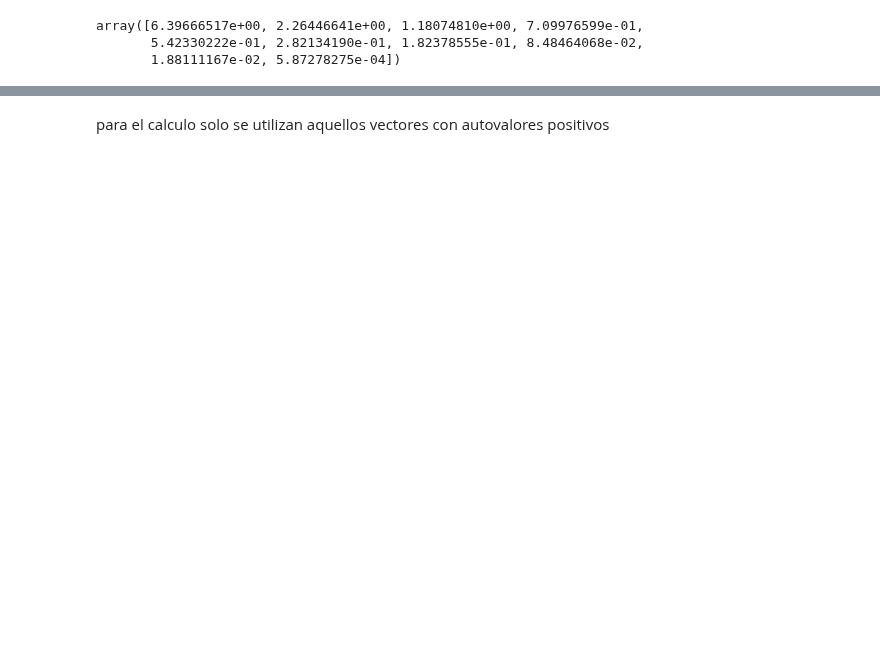
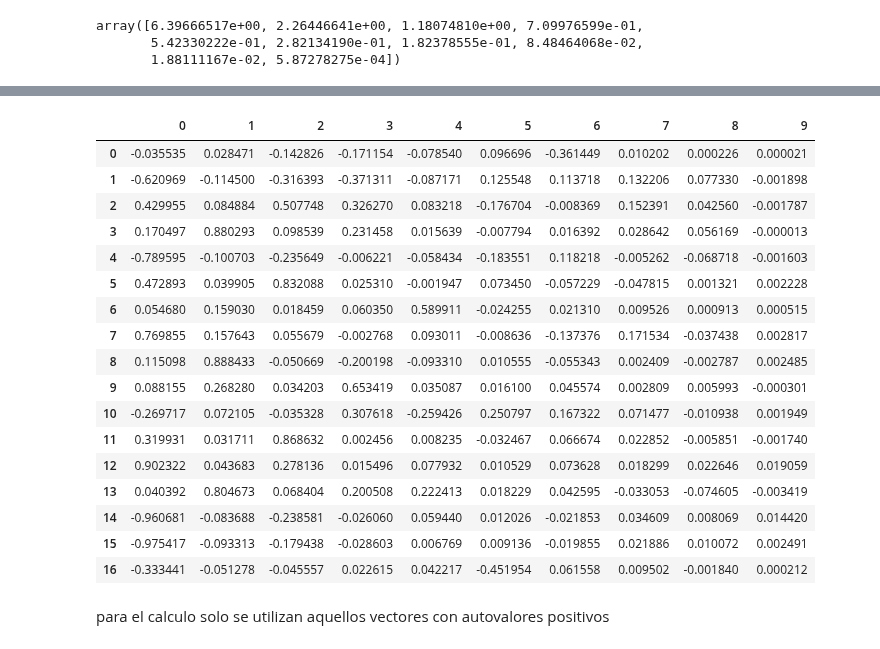
Before and after one commit to DavidGuzzi/MECMT04, a Jupyter notebook: problem_set_5/ps5.ipynb, the cells around one changed output, grey strips where cells are left out. Saved outputs shown, nothing was run; the diff lists cells and outputs as text; code cells hidden in the pictures; blank space fills up the shorter version.

```diff
--- a/problem_set_5/ps5.ipynb
+++ b/problem_set_5/ps5.ipynb
@@ -128,3 +149,96 @@ array([6.39666517e+00, 2.26446641e+00, 1.18074810e+00, 7.09976599e-01,
+# %%
+def varimax(loadings):
+        """
+        Perform varimax (orthogonal) rotation, with optional Kaiser normalization.
+
+        Parameters
+        ----------
+        loadings : array-like
+            The loading matrix.
+
+        Returns
+        -------
+        loadings : :obj:`numpy.ndarray`, shape (``n_features``, ``n_factors``)
+            The loadings matrix.
+        rotation_mtx : :obj:`numpy.ndarray`, shape (``n_factors``, ``n_factors``)
+            The rotation matrix.
+        """
+        X = loadings.copy()
+        n_rows, n_cols = X.shape
+        if n_cols < 2:
+            return X
+
+        # normalize the loadings matrix
+        # using sqrt of the sum of squares (Kaiser)
+        if False:
+            normalized_mtx = np.apply_along_axis(
+                lambda x: np.sqrt(np.sum(x**2)), 1, X.copy()
+            )
+            X = (X.T / normalized_mtx).T
+
+        # initialize the rotation matrix
+        # to N x N identity matrix
+        rotation_mtx = np.eye(n_cols)
+
+        d = 0
+        for _ in range(5000):
+            old_d = d
+
+            # take inner product of loading matrix
+            # and rotation matrix
+            basis = np.dot(X, rotation_mtx)
+
+            # transform data for singular value decomposition using updated formula :
+            # B <- t(x) %*% (z^3 - z %*% diag(drop(rep(1, p) %*% z^2))/p)
+            diagonal = np.diag(np.squeeze(np.repeat(1, n_rows).dot(basis**2)))
+            transformed = X.T.dot(basis**3 - basis.dot(diagonal) / n_rows)
+
+            # perform SVD on
+            # the transformed matrix
+            U, S, V = np.linalg.svd(transformed)
+
+            # take inner product of U and V, and sum of S
+            rotation_mtx = np.dot(U, V)
+            d = np.sum(S)
+
+            # check convergence
+            if d < old_d * (1 + 1e-5):
+                break
+
+        # take inner product of loading matrix
+        # and rotation matrix
+        X = np.dot(X, rotation_mtx)
+
+        # de-normalize the data
+        if False:
+            X = X.T * normalized_mtx
+        else:
+            X = X.T
+
+        # convert loadings matrix to data frame
+        loadings = X.T.copy()
+        return loadings
+
+pd.DataFrame(varimax(filtered_data))
+# %% [output]
+|  | 0 | 1 | 2 | 3 | 4 | 5 | 6 | 7 | 8 | 9 |
+| 0 | -0.035535 | 0.028471 | -0.142826 | -0.171154 | -0.078540 | 0.096696 | -0.361449 | 0.010202 | 0.000226 | 0.000021 |
+| 1 | -0.620969 | -0.114500 | -0.316393 | -0.371311 | -0.087171 | 0.125548 | 0.113718 | 0.132206 | 0.077330 | -0.001898 |
+| 2 | 0.429955 | 0.084884 | 0.507748 | 0.326270 | 0.083218 | -0.176704 | -0.008369 | 0.152391 | 0.042560 | -0.001787 |
+| 3 | 0.170497 | 0.880293 | 0.098539 | 0.231458 | 0.015639 | -0.007794 | 0.016392 | 0.028642 | 0.056169 | -0.000013 |
+| 4 | -0.789595 | -0.100703 | -0.235649 | -0.006221 | -0.058434 | -0.183551 | 0.118218 | -0.005262 | -0.068718 | -0.001603 |
+| 5 | 0.472893 | 0.039905 | 0.832088 | 0.025310 | -0.001947 | 0.073450 | -0.057229 | -0.047815 | 0.001321 | 0.002228 |
+| 6 | 0.054680 | 0.159030 | 0.018459 | 0.060350 | 0.589911 | -0.024255 | 0.021310 | 0.009526 | 0.000913 | 0.000515 |
+| 7 | 0.769855 | 0.157643 | 0.055679 | -0.002768 | 0.093011 | -0.008636 | -0.137376 | 0.171534 | -0.037438 | 0.002817 |
+| 8 | 0.115098 | 0.888433 | -0.050669 | -0.200198 | -0.093310 | 0.010555 | -0.055343 | 0.002409 | -0.002787 | 0.002485 |
+| 9 | 0.088155 | 0.268280 | 0.034203 | 0.653419 | 0.035087 | 0.016100 | 0.045574 | 0.002809 | 0.005993 | -0.000301 |
+| 10 | -0.269717 | 0.072105 | -0.035328 | 0.307618 | -0.259426 | 0.250797 | 0.167322 | 0.071477 | -0.010938 | 0.001949 |
+| 11 | 0.319931 | 0.031711 | 0.868632 | 0.002456 | 0.008235 | -0.032467 | 0.066674 | 0.022852 | -0.005851 | -0.001740 |
+| 12 | 0.902322 | 0.043683 | 0.278136 | 0.015496 | 0.077932 | 0.010529 | 0.073628 | 0.018299 | 0.022646 | 0.019059 |
+| 13 | 0.040392 | 0.804673 | 0.068404 | 0.200508 | 0.222413 | 0.018229 | 0.042595 | -0.033053 | -0.074605 | -0.003419 |
+| 14 | -0.960681 | -0.083688 | -0.238581 | -0.026060 | 0.059440 | 0.012026 | -0.021853 | 0.034609 | 0.008069 | 0.014420 |
+| 15 | -0.975417 | -0.093313 | -0.179438 | -0.028603 | 0.006769 | 0.009136 | -0.019855 | 0.021886 | 0.010072 | 0.002491 |
+| 16 | -0.333441 | -0.051278 | -0.045557 | 0.022615 | 0.042217 | -0.451954 | 0.061558 | 0.009502 | -0.001840 | 0.000212 |
 # %% [markdown]
 para el calculo solo se utilizan aquellos vectores con autovalores positivos
 # %%
```
Also changed, not shown: parts of 4 cells of this notebook.
